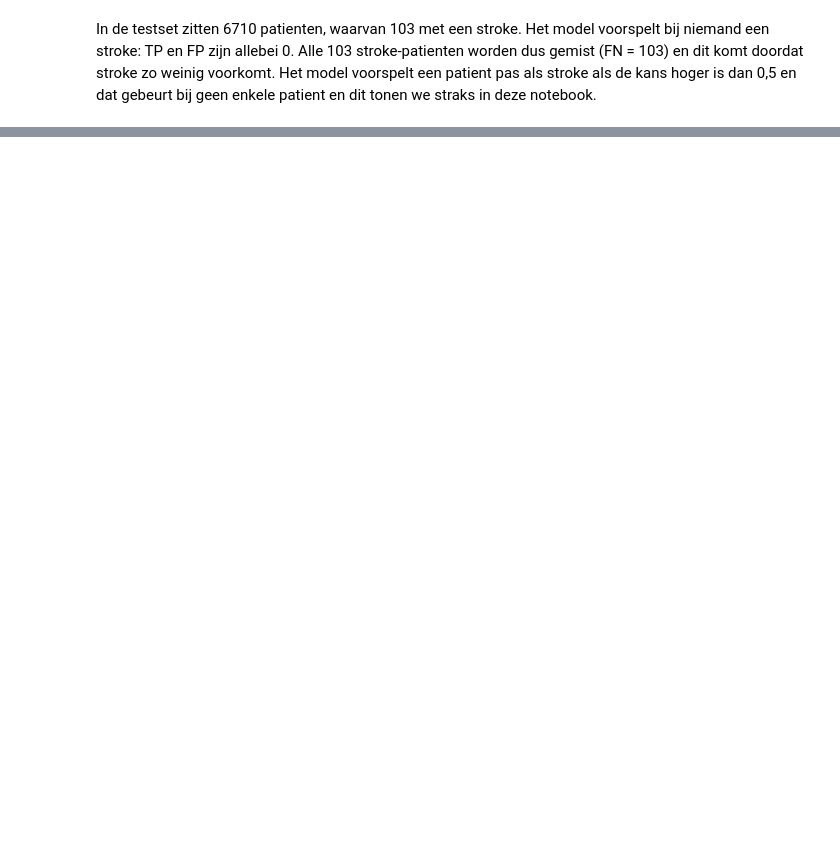
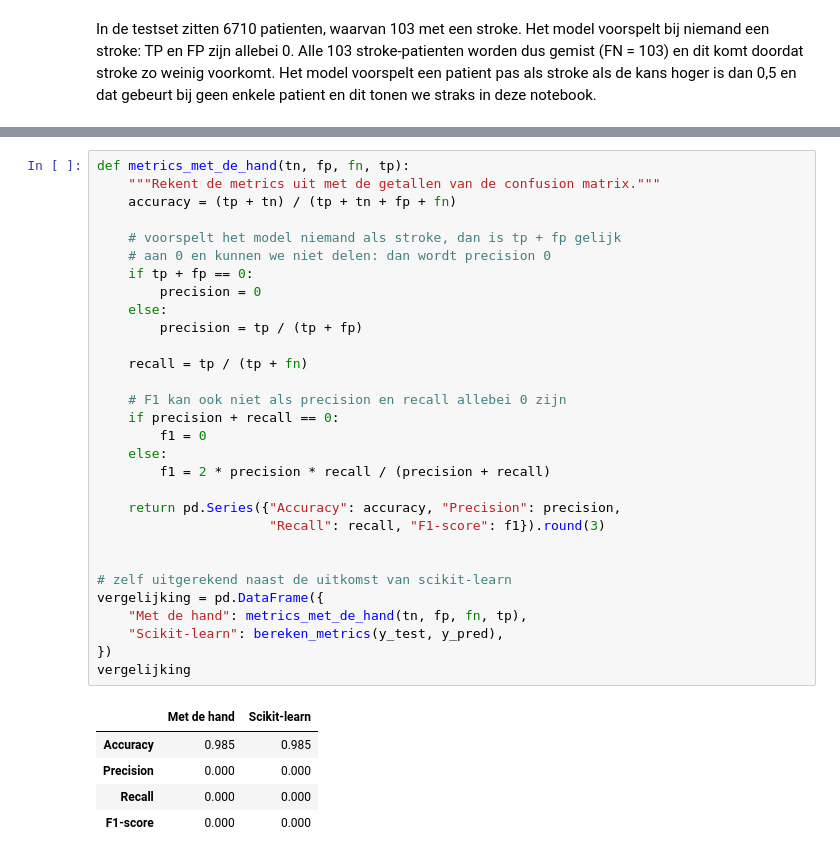
Before and after one commit to AlishaSR2k5/Machine-Learning-Portfolio-1, a Jupyter notebook: portfolio_opdracht_stroke.ipynb, the cells around one changed output, grey strips where cells are left out. Drawn from its saved outputs; the diff is of its cells as text; blank space fills up the shorter version.

```diff
--- a/portfolio_opdracht_stroke.ipynb
+++ b/portfolio_opdracht_stroke.ipynb
@@ -512,0 +548,36 @@ In de testset zitten 6710 patienten, waarvan 103 met een stroke. Het model voors
+# %%
+def metrics_met_de_hand(tn, fp, fn, tp):
+    """Rekent de metrics uit met de getallen van de confusion matrix."""
+    accuracy = (tp + tn) / (tp + tn + fp + fn)
+
+    # voorspelt het model niemand als stroke, dan is tp + fp gelijk
+    # aan 0 en kunnen we niet delen: dan wordt precision 0
+    if tp + fp == 0:
+        precision = 0
+    else:
+        precision = tp / (tp + fp)
+
+    recall = tp / (tp + fn)
+
+    # F1 kan ook niet als precision en recall allebei 0 zijn
+    if precision + recall == 0:
+        f1 = 0
+    else:
+        f1 = 2 * precision * recall / (precision + recall)
+
+    return pd.Series({"Accuracy": accuracy, "Precision": precision,
+                      "Recall": recall, "F1-score": f1}).round(3)
+
+
+# zelf uitgerekend naast de uitkomst van scikit-learn
+vergelijking = pd.DataFrame({
+    "Met de hand": metrics_met_de_hand(tn, fp, fn, tp),
+    "Scikit-learn": bereken_metrics(y_test, y_pred),
+})
+vergelijking
+# %% [output]
+|  | Met de hand | Scikit-learn |
+| Accuracy | 0.985 | 0.985 |
+| Precision | 0.000 | 0.000 |
+| Recall | 0.000 | 0.000 |
+| F1-score | 0.000 | 0.000 |
```
Also changed, not shown: parts of 13 cells of this notebook.
